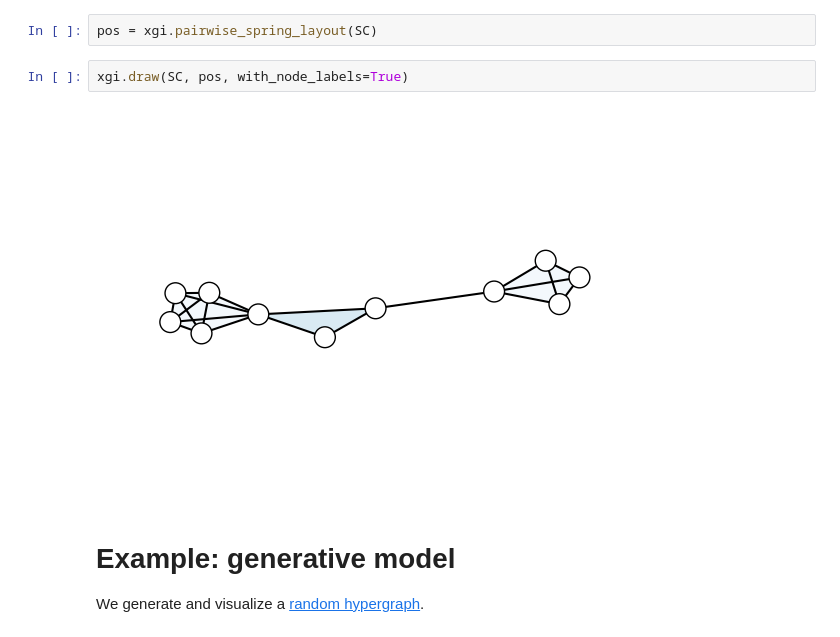
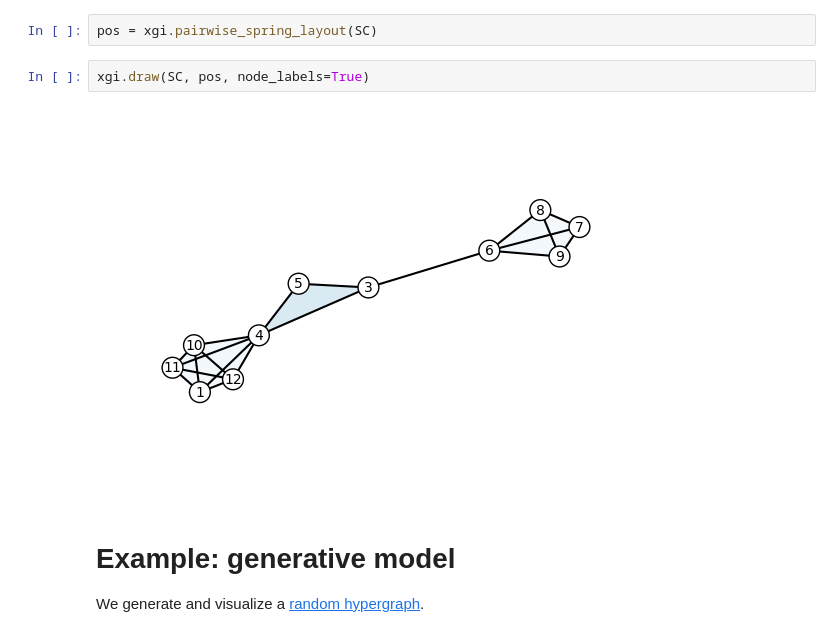
Before and after one commit to xgi-org/xgi, a Jupyter notebook: tutorials/Tutorial 5 - Plotting.ipynb, the cells around one changed output. Cells and saved outputs as stored; diff of their text form.

```diff
--- a/tutorials/Tutorial 5 - Plotting.ipynb
+++ b/tutorials/Tutorial 5 - Plotting.ipynb
@@ -113,9 +113,9 @@ SC.add_simplices_from([[3, 4, 5], [3, 6], [6, 7, 8, 9], [1, 4, 10, 11, 12], [1,
 # %%
 pos = xgi.pairwise_spring_layout(SC)
 # %%
-xgi.draw(SC, pos, with_node_labels=True)
+xgi.draw(SC, pos, node_labels=True)
 # %% [output]
-[figure, old version]
+[figure, new version]
 # %% [markdown]
 # Example: generative model
 We generate and visualize a [random hypergraph](https://doi.org/10.1093/comnet/cnx001).
```
Also changed, not shown: parts of 10 cells of this notebook.
